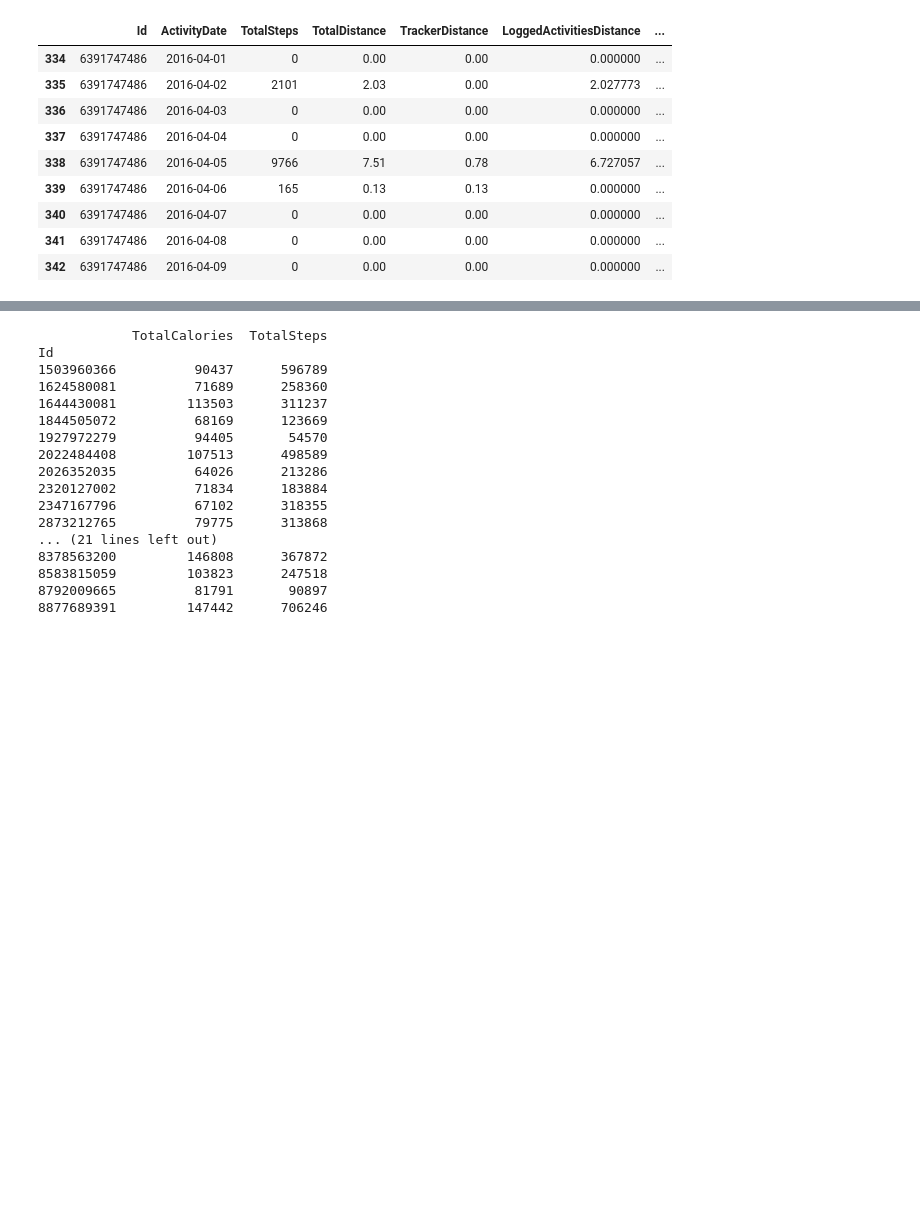
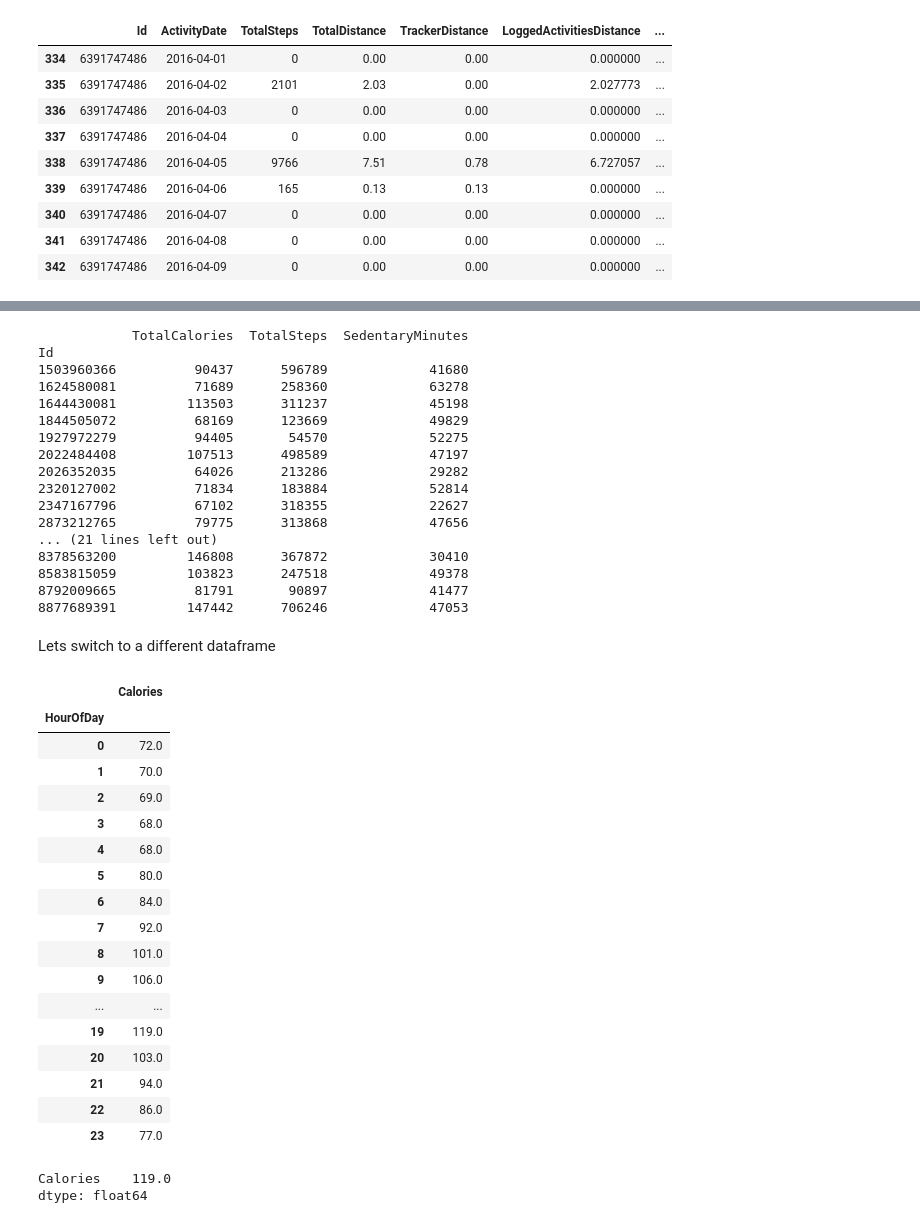
Before and after one commit to danijia/bellabeat-case-study, a Jupyter notebook: Jupyter Notebooks/bellabeat-case-study.ipynb, the cells around one changed output, grey strips where cells are left out. Cells and saved outputs as stored; diff of their text form; code cells hidden in the pictures; blank space fills up the shorter version.

```diff
--- a/Jupyter Notebooks/bellabeat-case-study.ipynb
+++ b/Jupyter Notebooks/bellabeat-case-study.ipynb
@@ -377,0 +321,8 @@ Dataframe 7:
+# %%
+# Extracting hour of day from hourly data dataframes and adding a new column
+hourly_calories['HourOfDay'] = hourly_calories['ActivityHour'].dt.hour
+hourly_intensities['HourOfDay'] = hourly_intensities['ActivityHour'].dt.hour
+hourly_steps['HourOfDay'] = hourly_steps['ActivityHour'].dt.hour
+minute_sleep['HourOfDay'] = minute_sleep['date'].dt.hour
+minute_sleep['Minute'] = minute_sleep['date'].dt.minute
+minute_sleep['Second'] = minute_sleep['date'].dt.second
@@ -505,26 +505,56 @@ ActivityDate
 # %%
+# calories vs. steps vs. sedentary minutes
 sum_steps_calories_per_user = daily_activity.groupby('Id').agg(
     TotalCalories = ('Calories', 'sum'),
-    TotalSteps = ('TotalSteps', 'sum')
+    TotalSteps = ('TotalSteps', 'sum'),
+    SedentaryMinutes = ('SedentaryMinutes', 'sum')
 )
 
 print(sum_steps_calories_per_user)
-# calories vs. steps
 # %% [output]
-            TotalCalories  TotalSteps
+            TotalCalories  TotalSteps  SedentaryMinutes
 Id
-1503960366          90437      596789
-1624580081          71689      258360
-1644430081         113503      311237
-1844505072          68169      123669
-1927972279          94405       54570
-2022484408         107513      498589
-2026352035          64026      213286
-2320127002          71834      183884
-2347167796          67102      318355
-2873212765          79775      313868
+1503960366          90437      596789             41680
+1624580081          71689      258360             63278
+1644430081         113503      311237             45198
+1844505072          68169      123669             49829
+1927972279          94405       54570             52275
+2022484408         107513      498589             47197
+2026352035          64026      213286             29282
+2320127002          71834      183884             52814
+2347167796          67102      318355             22627
+2873212765          79775      313868             47656
 ... (21 lines left out)
-8378563200         146808      367872
-8583815059         103823      247518
-8792009665          81791       90897
-8877689391         147442      706246
+8378563200         146808      367872             30410
+8583815059         103823      247518             49378
+8792009665          81791       90897             41477
+8877689391         147442      706246             47053
+# %% [markdown]
+Lets switch to a different dataframe
+# %%
+# display(hourly_calories.groupby('HourOfDay')[['Calories']].sum())
+# print(hourly_calories.groupby('HourOfDay')[['Calories']].sum().max()) # 6pm hour with highest total calories
+
+display(hourly_calories.groupby('HourOfDay')[['Calories']].mean().round())
+print(hourly_calories.groupby('HourOfDay')[['Calories']].mean().round().max()) # hour 18 and hour 19 (6 and 7pm) are tied for highest avg calories
+# %% [output]
+|  | Calories |
+| HourOfDay |  |
+| 0 | 72.0 |
+| 1 | 70.0 |
+| 2 | 69.0 |
+| 3 | 68.0 |
+| 4 | 68.0 |
+| 5 | 80.0 |
+| 6 | 84.0 |
+| 7 | 92.0 |
+| 8 | 101.0 |
+| 9 | 106.0 |
+| ... | ... |
+| 19 | 119.0 |
+| 20 | 103.0 |
+| 21 | 94.0 |
+| 22 | 86.0 |
+| 23 | 77.0 |
+Calories    119.0
+dtype: float64
```
Also changed, not shown: parts of 13 cells of this notebook.
